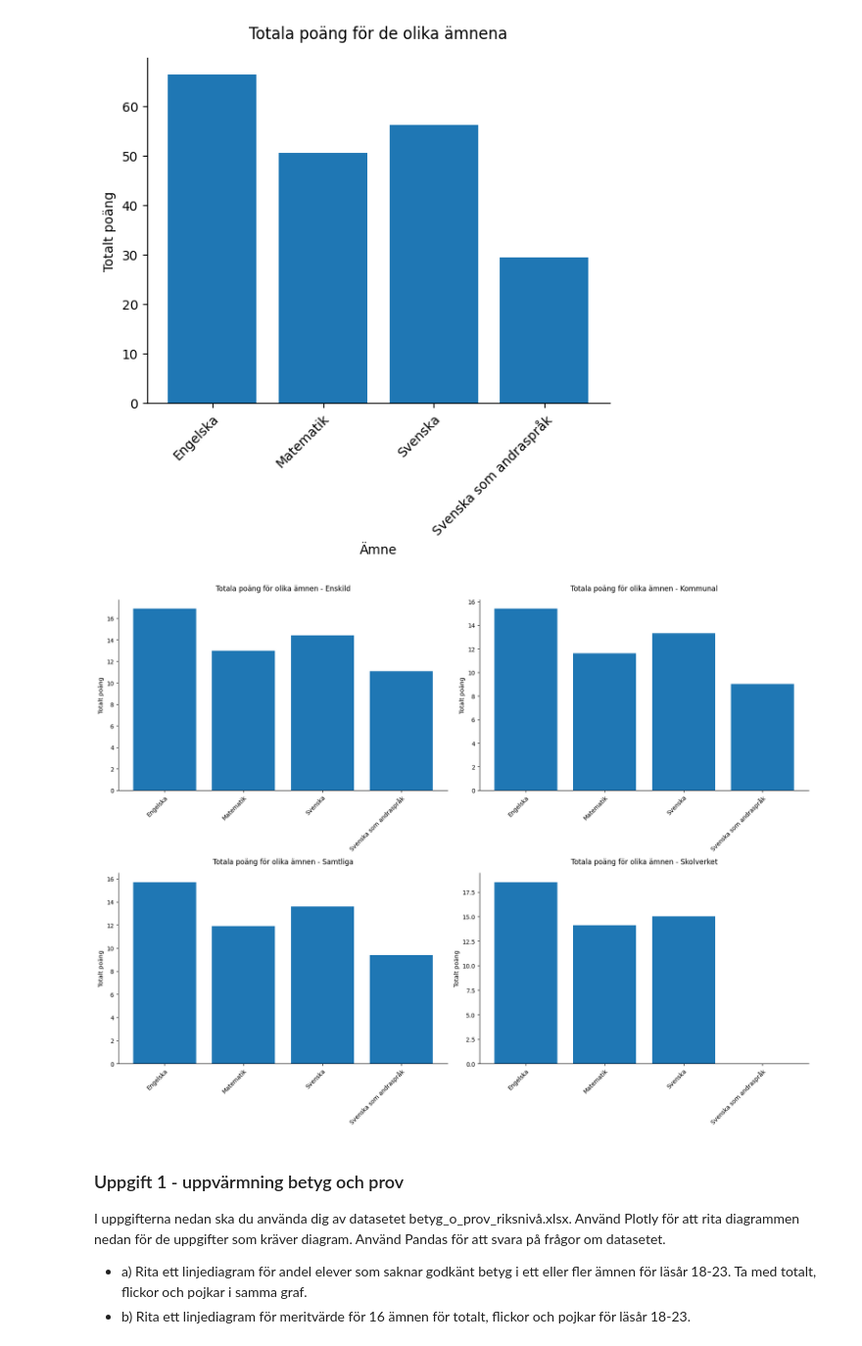
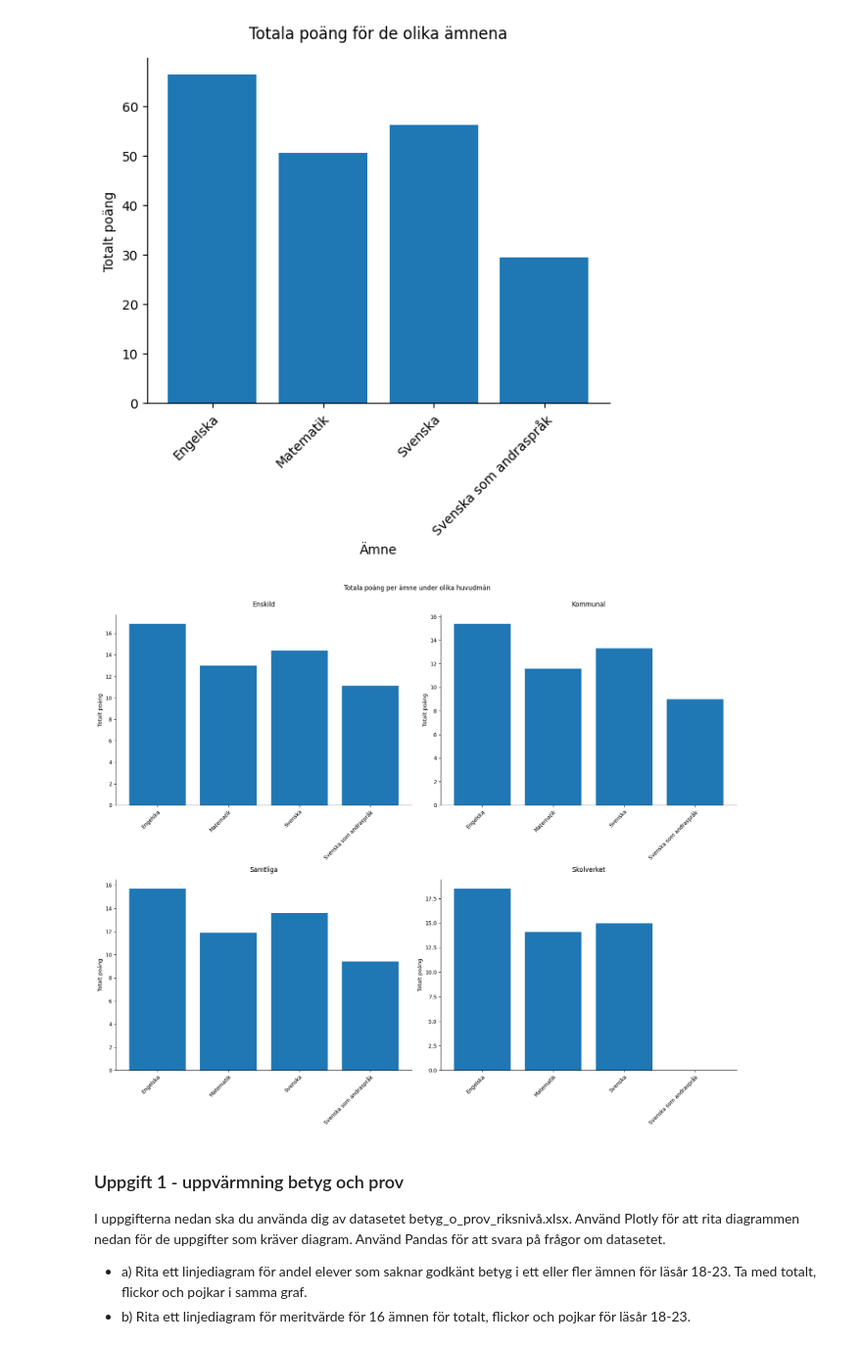
Before and after one commit to SandraAnder/Python-Sandra-Andersson-OPA23, a Jupyter notebook: Labb2/Laboration2.ipynb, the cells around one changed output. Shown: that part at 98% size. Drawn from its saved outputs; the diff is of its cells as text; code cells hidden in the pictures.

```diff
--- a/Labb2/Laboration2.ipynb
+++ b/Labb2/Laboration2.ipynb
@@ -111,43 +111,43 @@ plt.show()
 
 import matplotlib.pyplot as plt
 
 for sheet_name, df in df_riks_2023.items():
     if sheet_name in sheets_to_change:
         df_riks_2023[sheet_name] = change_columns(df)
 
 df_total_points = pd.DataFrame(columns=['Huvudman', 'Ämne', 'Totalt poäng'])
 
 # Loopar genom varje sheet och hämtar den totala poängen för varje ämne och "huvudman"
 for sheet_name in sheets_to_change:
     for huvudman in df_riks_2023[sheet_name]['Huvudman'].unique():
         if 'Totalt (poäng)' in df_riks_2023[sheet_name].columns:
             total_points = pd.to_numeric(df_riks_2023[sheet_name][df_riks_2023[sheet_name]['Huvudman'] == huvudman]['Totalt (poäng)'], errors='coerce').sum(axis=0)
             df_total_points = pd.concat([df_total_points, pd.DataFrame({'Huvudman': [huvudman], 'Ämne': [sheet_name], 'Totalt poäng': [total_points]})])
 
 # Rensar bort eventuella NaN-värden
 df_total_points.dropna(inplace=True)
 
 # Skapar subplots och korrigerar storlek på "graf"
-fig, axs = plt.subplots(nrows=2, ncols=2, figsize=(17, 13))
+fig, axs = plt.subplots(nrows=2, ncols=2, figsize=(17, 14))
 
 # Loopar genom varje "huvudman" och ritar ett stapeldiagram i respektive subplot-graf
 for i, (huvudman, group) in enumerate(df_total_points.groupby('Huvudman')):
-    plt = axs[i // 2, i % 2]
-    plt.bar(group['Ämne'], group['Totalt poäng'])
-    plt.set_title(f'Totala poäng för olika ämnen - {huvudman}', pad=15)
-    #ax.set_xlabel('Ämne')
-    plt.set_ylabel('Totalt poäng')
-    plt.spines['top'].set_visible(False)
-    plt.spines['right'].set_visible(False)
+    ax = axs[i // 2, i % 2]
+    ax.bar(group['Ämne'], group['Totalt poäng'])
+    ax.set_title(f"{huvudman}", pad=15)
+    ax.set_ylabel('Totalt poäng')
+    ax.spines['top'].set_visible(False)
+    ax.spines['right'].set_visible(False)
 
     # Justerar x-label
-    plt.set_xticklabels(group['Ämne'], rotation=45, ha="right", rotation_mode="anchor", fontsize=10)
+    ax.set_xticklabels(group['Ämne'], rotation=45, ha="right", rotation_mode="anchor", fontsize=10)
 
 # Justerar layouten för att undvika överlappning
 plt.tight_layout()
+plt.suptitle("Totala poäng per ämne under olika huvudmän", y=1.02)
 plt.show()
 # %% [output]
-[figure, old version]
+[figure, new version]
 # %% [markdown]
 ### Uppgift 1 - uppvärmning betyg och prov
 I uppgifterna nedan ska du använda dig av datasetet betyg_o_prov_riksnivå.xlsx. Använd Plotly för att rita diagrammen
```
Also changed, not shown: parts of 8 cells of this notebook, 1 other file.
